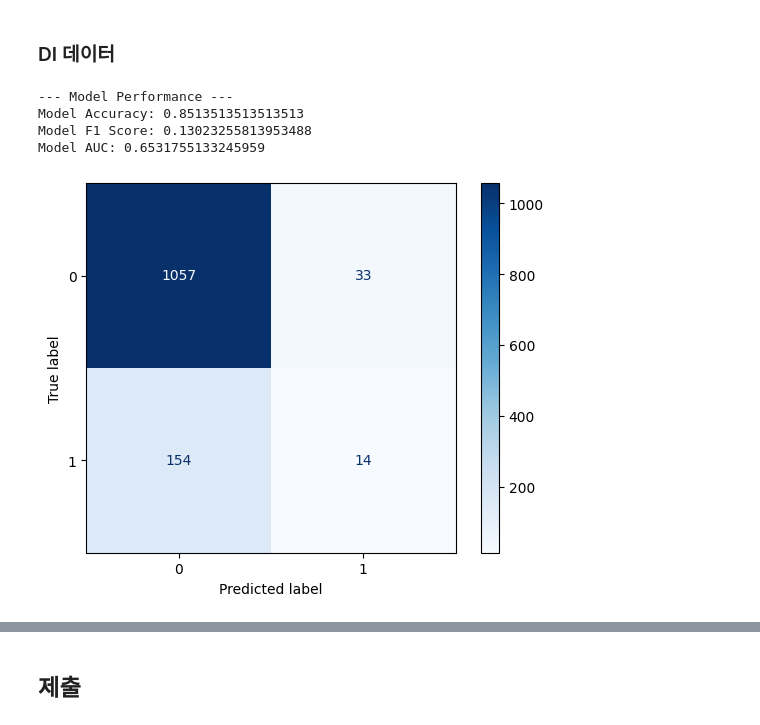
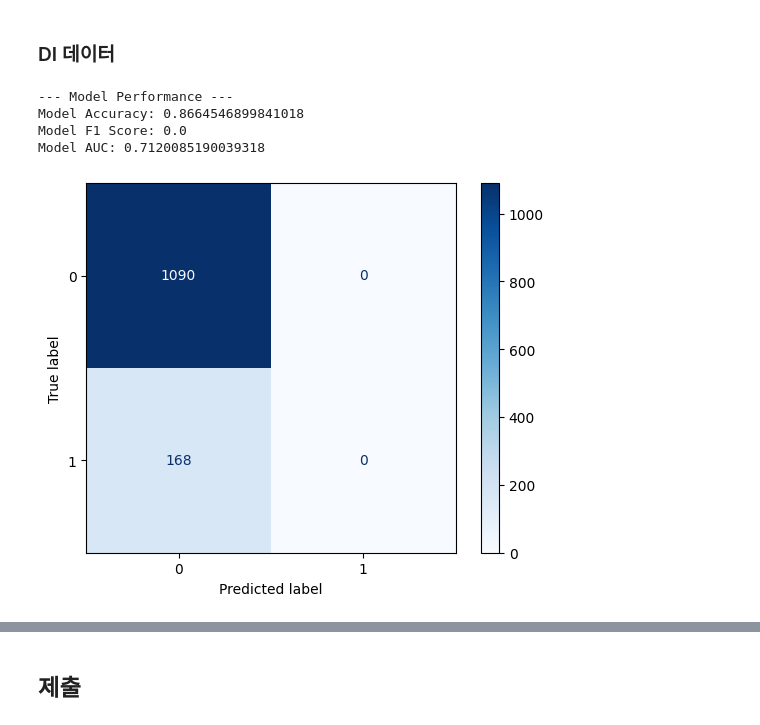
Before and after one commit to BaekJunehong/LG_Aimers_6th, a Jupyter notebook: code/code15_Modeling.ipynb, the cells around one changed output, grey strips where cells are left out. Saved outputs shown, nothing was run; the diff lists cells and outputs as text; code cells hidden in the pictures.

```diff
--- a/code/code15_Modeling.ipynb
+++ b/code/code15_Modeling.ipynb
@@ -182,46 +187,51 @@ Model AUC: 0.7296800827846461
 # %%
 # 모델 초기화
 DI_model = lgb.LGBMClassifier(
-    n_estimators=1000,
-    num_leaves=400,
-    max_depth=100,
-    learning_rate=0.003,
-    min_child_samples=3,
+    n_estimators=1171,
+    num_leaves=1352,
+    max_depth=133,
+    learning_rate=0.013047268869340142,
+    min_child_samples=165,
+    subsample=0.24314691590400292,
+    colsample_bytree=0.19334614890476431,
+    reg_alpha=5.901900488743287,
+    reg_lambda=3.858355492244645e-05,
+    min_split_gain=0.00045035353026440803,
     random_state=42,
     boosting_type='gbdt',
     verbose=-1
 )
 
 # 모델 학습
 DI_model.fit(DI_X_train, DI_y_train)
 
 # 예측
 y_pred = DI_model.predict(DI_X_test)
 y_pred_proba = DI_model.predict_proba(DI_X_test)[:, 1]
 
 # 평가
 accuracy = accuracy_score(DI_y_test, y_pred)
 f1 = f1_score(DI_y_test, y_pred)
 auc = roc_auc_score(DI_y_test, y_pred_proba)
 cm = confusion_matrix(DI_y_test, y_pred)
 
 # 결과 출력
 print()
 print("--- Model Performance ---")
 print(f"Model Accuracy: {accuracy}")
 print(f"Model F1 Score: {f1}")
 print(f"Model AUC: {auc}")
 
 # 혼동 행렬 출력
 disp = ConfusionMatrixDisplay(confusion_matrix=cm, display_labels=DI_model.classes_)
 disp.plot(cmap=plt.cm.Blues)
 plt.show()
 # %% [output]
 --- Model Performance ---
-Model Accuracy: 0.8513513513513513
-Model F1 Score: 0.13023255813953488
-Model AUC: 0.6531755133245959
+Model Accuracy: 0.8664546899841018
+Model F1 Score: 0.0
+Model AUC: 0.7120085190039318
-[figure, old version]
+[figure, new version]
 # %%
 # 예측
 IVF_y_pred = IVF_model.predict(IVF_X_test)
```
Also changed, not shown: parts of 3 cells of this notebook, 14 other files.
